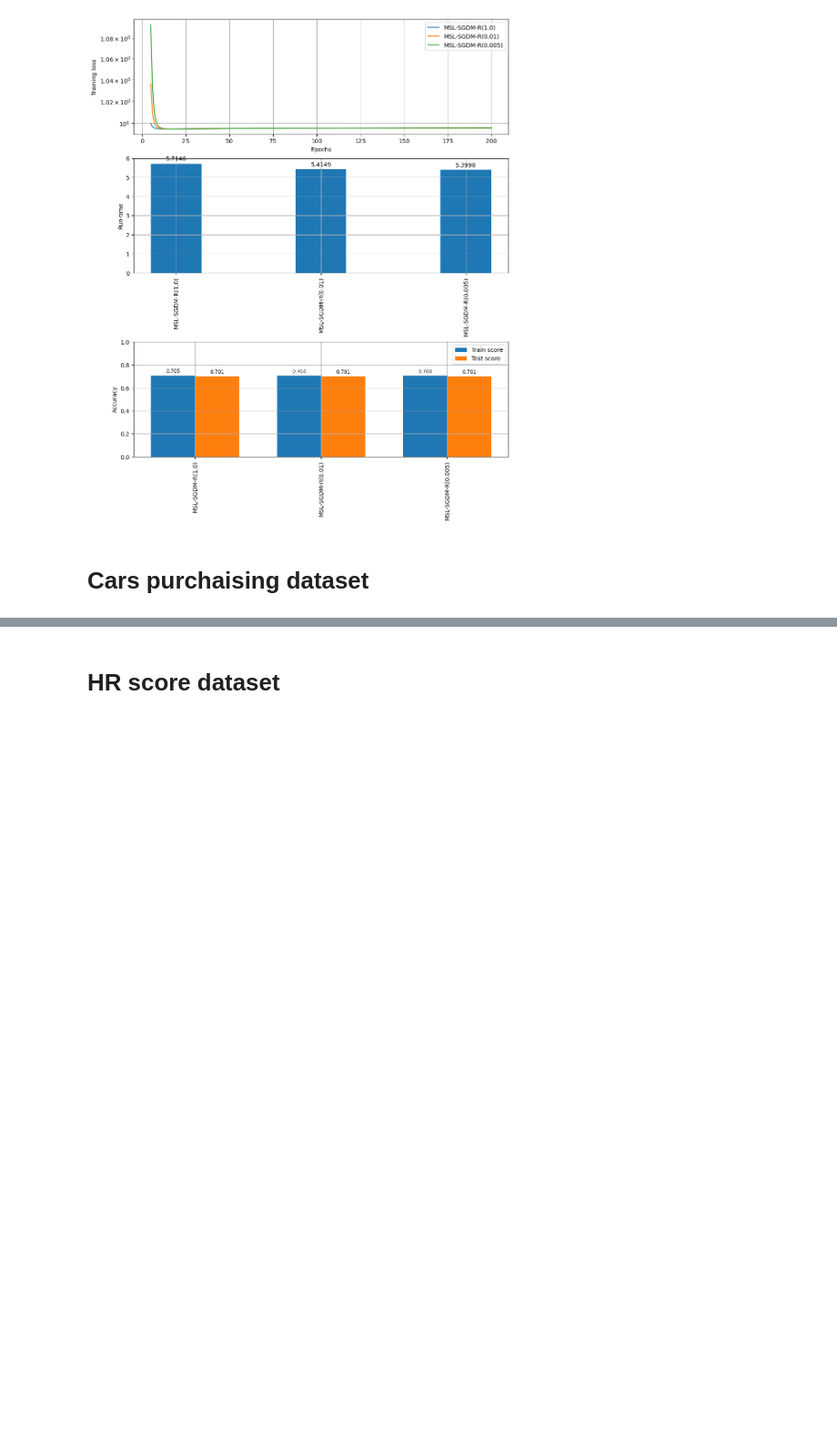
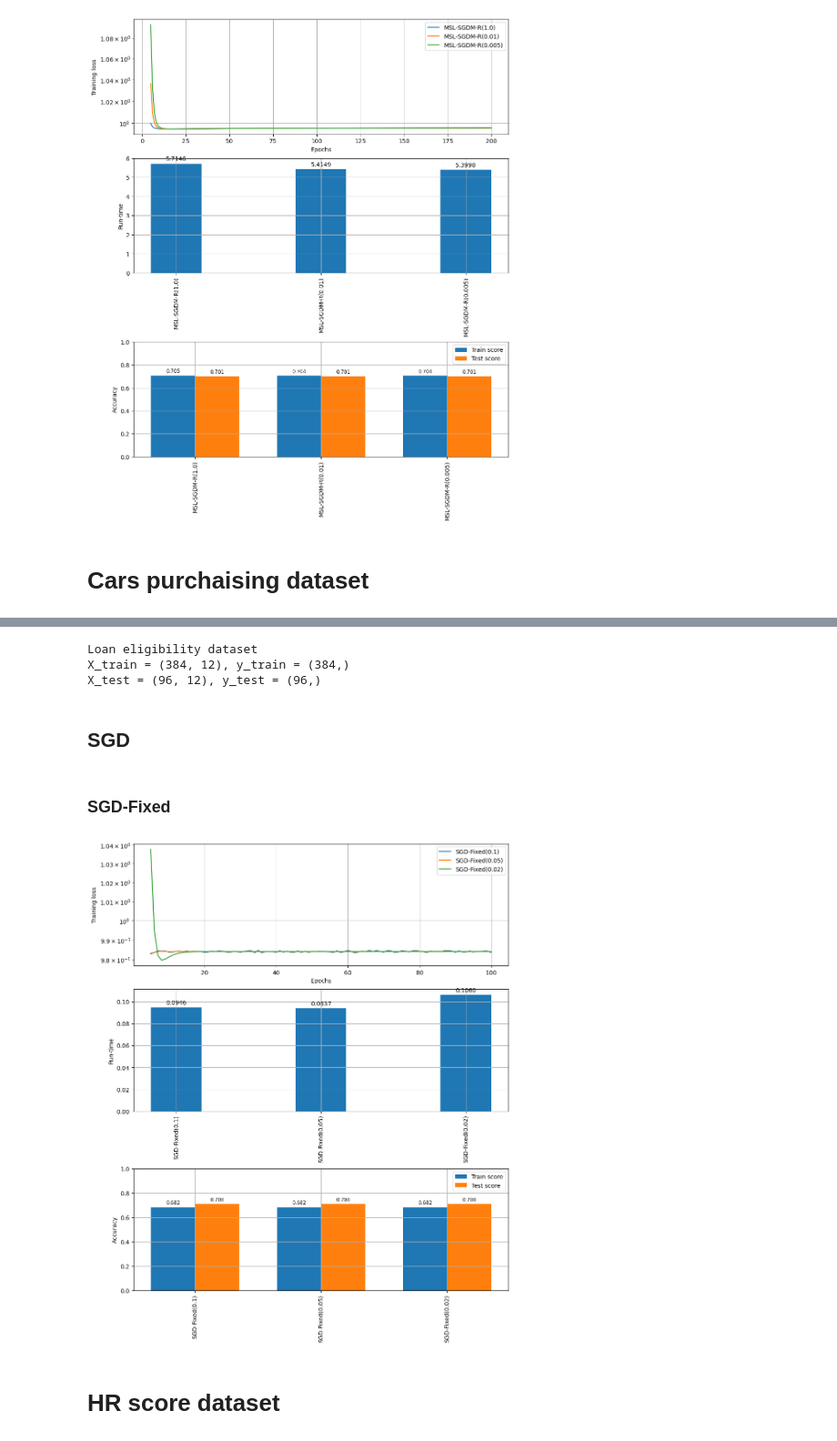
Before and after one commit to david-inf/SGD-and-LS, a Jupyter notebook: py/main.ipynb, the cells around one changed output, grey strips where cells are left out. Shown at 91% size. Cells and saved outputs as stored; diff of their text form; code cells hidden in the pictures; blank space fills up the shorter version.

Commit message:
Added one more dataset, define now all tests

```diff
--- a/py/main.ipynb
+++ b/py/main.ipynb
@@ -117,0 +120,6 @@ X_test = {X_test_car.shape}""")
+# %%
+# load with constant column
+X_train_loan = pd.read_csv("datasets/loan_data/loan_X_train.csv").values
+y_train_loan = pd.read_csv("datasets/loan_data/loan_y_train.csv").values.reshape(-1)
+X_test_loan = pd.read_csv("datasets/loan_data/loan_X_test.csv").values
+y_test_loan = pd.read_csv("datasets/loan_data/loan_y_test.csv").values.reshape(-1)
@@ -118,3 +135,28 @@ X_test = {X_test_car.shape}""")
+# %%
+print(f"""
+Loan eligibility dataset
+X_train = {X_train_loan.shape}, y_train = {y_train_loan.shape}
+X_test = {X_test_loan.shape}, y_test = {y_test_loan.shape}""")
+# %% [output]
+Loan eligibility dataset
+X_train = (384, 12), y_train = (384,)
+X_test = (96, 12), y_test = (96,)
+# %%
+w0Loan = (1.5 + 1.5) * np.random.default_rng(42).random(12) - 1.5
+# %% [markdown]
+## SGD
+# %% [markdown]
+### SGD-Fixed
+# %%
+sgdLoan_fixed1 = LogisticRegression(solver="SGD-Fixed", C=1, minibatch=16).fit(w0Loan, X_train_loan, y_train_loan, X_test_loan, y_test_loan, step_size=0.1)
+sgdLoan_fixed2 = LogisticRegression(solver="SGD-Fixed", C=1, minibatch=16).fit(w0Loan, X_train_loan, y_train_loan, X_test_loan, y_test_loan, step_size=0.05)
+sgdLoan_fixed3 = LogisticRegression(solver="SGD-Fixed", C=1, minibatch=16).fit(w0Loan, X_train_loan, y_train_loan, X_test_loan, y_test_loan, step_size=0.02)
+
+modelsLoan_data1 = optim_data([sgdLoan_fixed1, sgdLoan_fixed2, sgdLoan_fixed3])
+# %%
+test_plots(modelsLoan_data1)
+# %% [output]
+[figure, added]
 # %% [markdown]
 # HR score dataset
 # %%
```
Also changed, not shown: parts of 3 cells of this notebook, 7 other files.
